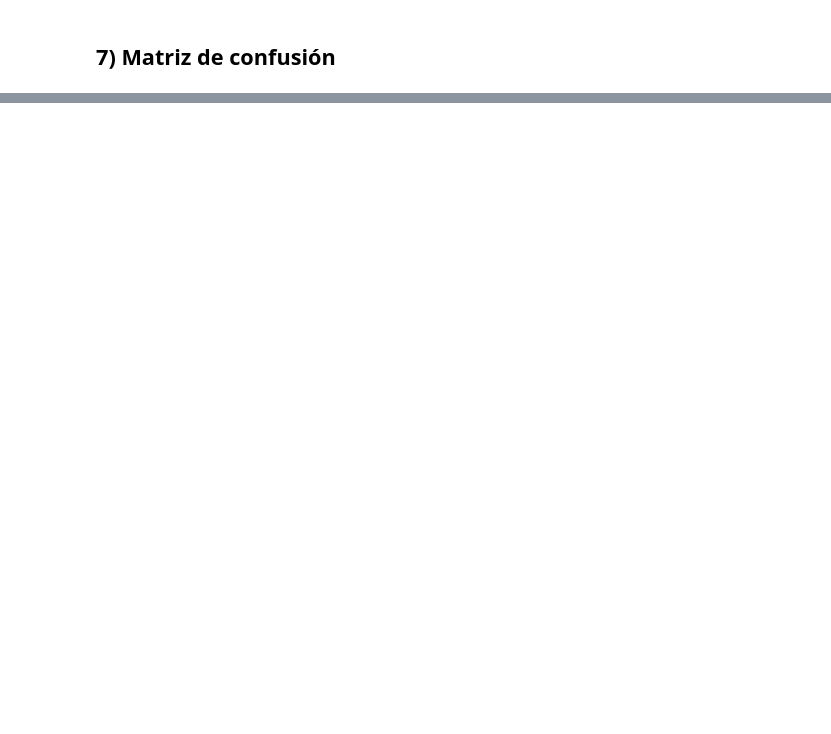
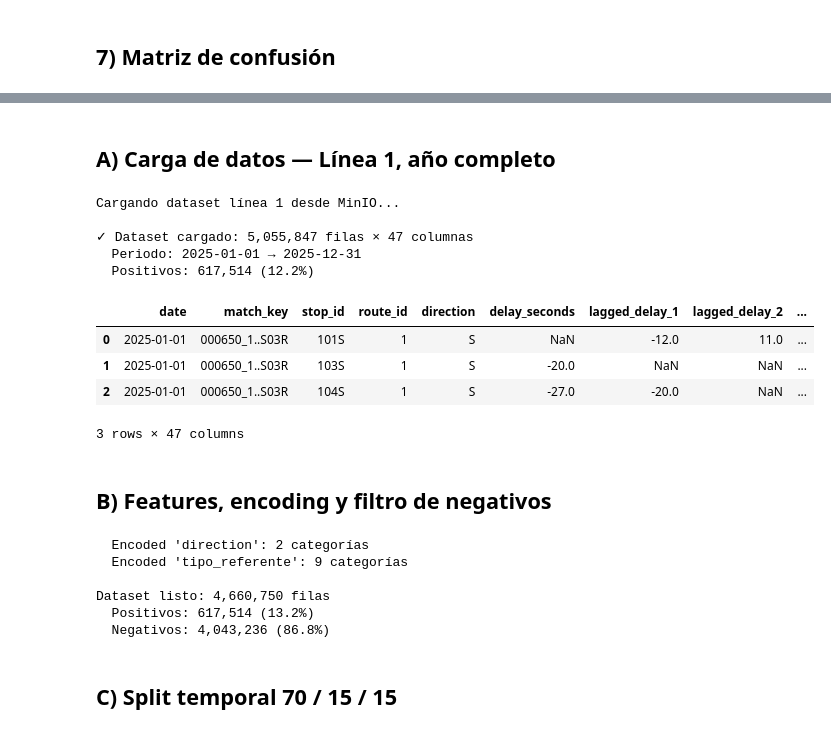
Before and after one commit to UCM-GIDIA-PD1/c2526-R5, a Jupyter notebook: src/models/modelos_alertas/tecnica_RandomForest.ipynb, the cells around one changed output, grey strips where cells are left out. Drawn from its saved outputs; the diff is of its cells as text; code cells hidden in the pictures; blank space fills up the shorter version.

Commit message:
Comparacion con modelo por linea

```diff
--- a/src/models/modelos_alertas/tecnica_RandomForest.ipynb
+++ b/src/models/modelos_alertas/tecnica_RandomForest.ipynb
@@ -331,0 +344,77 @@ Verdaderos positivos (Alerta detectada):           64,721
+# %% [markdown]
+## A) Carga de datos — Línea 1, año completo
+# %%
+LINEA = "1"
+access_key = os.getenv("MINIO_ACCESS_KEY")
+secret_key = os.getenv("MINIO_SECRET_KEY")
+MINIO_PATH_L1 = f"grupo5/aggregations/lines/line={LINEA}/dataset_final.parquet"
+
+print(f"Cargando dataset línea {LINEA} desde MinIO...")
+df2 = download_df_parquet(access_key, secret_key, MINIO_PATH_L1)
+
+print(f"\n✓ Dataset cargado: {df2.shape[0]:,} filas × {df2.shape[1]} columnas")
+print(f"  Periodo: {df2['date'].min()} → {df2['date'].max()}")
+print(f"  Positivos: {df2[TARGET_COL].sum():,} ({df2[TARGET_COL].mean()*100:.1f}%)")
+df2.head(3)
+# %% [output]
+Cargando dataset línea 1 desde MinIO...
+
+✓ Dataset cargado: 5,055,847 filas × 47 columnas
+  Periodo: 2025-01-01 → 2025-12-31
+  Positivos: 617,514 (12.2%)
+|  | date | match_key | stop_id | route_id | direction | delay_seconds | lagged_delay_1 | lagged_delay_2 | ... |
+| 0 | 2025-01-01 | 000650_1..S03R | 101S | 1 | S | NaN | -12.0 | 11.0 | ... |
+| 1 | 2025-01-01 | 000650_1..S03R | 103S | 1 | S | -20.0 | NaN | NaN | ... |
+| 2 | 2025-01-01 | 000650_1..S03R | 104S | 1 | S | -27.0 | -20.0 | NaN | ... |
+3 rows × 47 columns
+# %% [markdown]
+## B) Features, encoding y filtro de negativos
+# %%
+FEATURE_COLS_L1 = [
+    'delay_seconds', 'lagged_delay_1', 'lagged_delay_2',
+    'route_rolling_delay', 'actual_headway_seconds',
+    'is_unscheduled', 'num_updates', 'scheduled_time_to_end',
+    'stops_to_end', 'direction',
+    'hour_sin', 'hour_cos', 'dow', 'is_weekend',
+    'n_eventos_afectando', 'tipo_referente',
+    'afecta_previo', 'afecta_durante', 'afecta_despues',
+    'temp_extreme',
+]
+# route_id eliminada: todos los datos son línea 1, valor constante
+
+CAT_COLS_L1 = ['direction', 'tipo_referente']
+
+# Ordenar por tiempo
+df2['merge_time'] = pd.to_datetime(df2['merge_time'])
+df2 = df2.sort_values('merge_time').reset_index(drop=True)
+df2 = df2.dropna(subset=[TARGET_COL]).copy()
+df2[TARGET_COL] = df2[TARGET_COL].astype(int)
+
+# LabelEncoder
+encoders_l1 = {}
+for col in CAT_COLS_L1:
+    le = LabelEncoder()
+    df2[col] = le.fit_transform(df2[col].astype(str).fillna('UNKNOWN'))
+    encoders_l1[col] = le
+    print(f"  Encoded '{col}': {len(le.classes_)} categorías")
+
+
+mask_pos = df2[TARGET_COL] == 1
+mask_neg = df2['seconds_to_next_alert'].isna() | (df2['seconds_to_next_alert'] > 3600)
+df2 = df2[mask_pos | mask_neg].copy().reset_index(drop=True)
+
+# Rellenar NaN con la mediana
+df2[FEATURE_COLS_L1] = df2[FEATURE_COLS_L1].fillna(df2[FEATURE_COLS_L1].median(numeric_only=True))
+
+print(f"\nDataset listo: {len(df2):,} filas")
+print(f"  Positivos: {df2[TARGET_COL].sum():,} ({df2[TARGET_COL].mean()*100:.1f}%)")
+print(f"  Negativos: {(df2[TARGET_COL]==0).sum():,} ({(df2[TARGET_COL]==0).mean()*100:.1f}%)")
+# %% [output]
+  Encoded 'direction': 2 categorías
+  Encoded 'tipo_referente': 9 categorías
+
+Dataset listo: 4,660,750 filas
+  Positivos: 617,514 (13.2%)
+  Negativos: 4,043,236 (86.8%)
+# %% [markdown]
+## C) Split temporal 70 / 15 / 15
```
Also changed, not shown: parts of 13 cells of this notebook.
